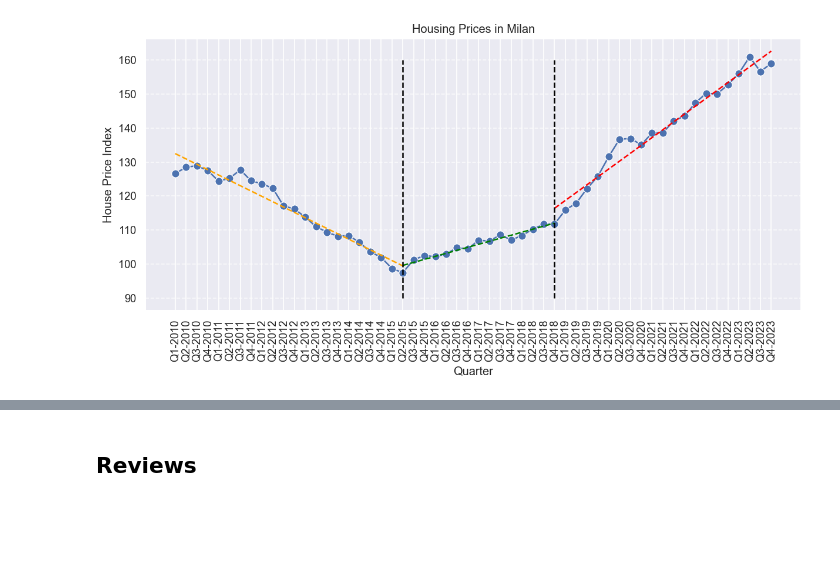
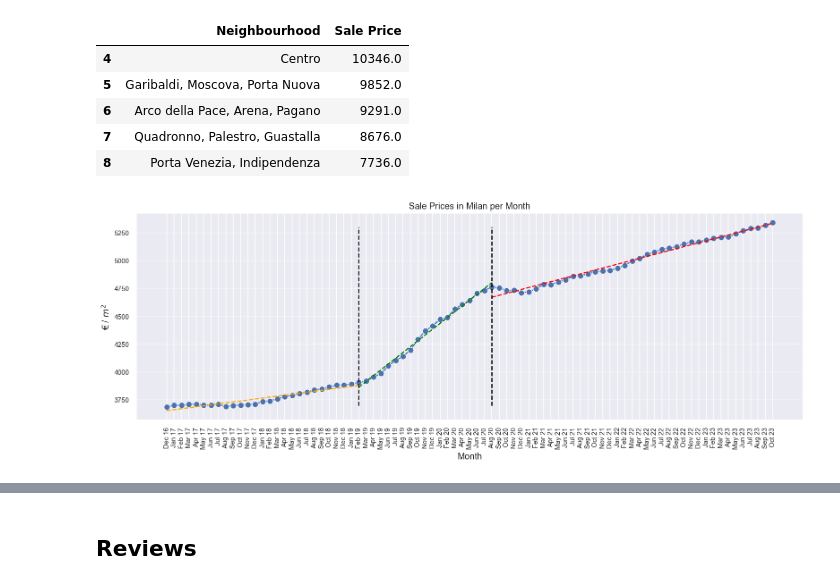
Before and after one commit to DanielColombaro/Smart-Cities, a Jupyter notebook: Milan_STR_analysis.ipynb, the cells around one changed output, grey strips where cells are left out. Drawn from its saved outputs; the diff is of its cells as text; code cells hidden in the pictures; blank space fills up the shorter version.

Commit message:
modified:   Milan_STR_analysis.ipynb 	deleted:    milan_housing.csv 	deleted:    milan_reviews.csv

```diff
--- a/Milan_STR_analysis.ipynb
+++ b/Milan_STR_analysis.ipynb
@@ -8,4 +8,5 @@ import matplotlib.pyplot as plt
 import seaborn as sns
 
 sns.set_theme()
+DATA_PATH = "data/milan/"
 # %% [markdown]
@@ -30,0 +14,8 @@ all_sales.head()
+# %%
+monthly_price = pd.read_excel(DATA_PATH + 'avg_sale_price_per_month.xlsx', sheet_name='Data').iloc[4:, 1:]
+monthly_price.columns = ['Date', 'Price €/m2']
+monthly_price[['Month', 'Year']] = monthly_price['Date'].str.split(expand=True)
+monthly_price['Year'] = monthly_price['Year'].astype(int)
+
+area_sale = pd.read_excel(DATA_PATH + 'avg_sale_price_by_area.xlsx', sheet_name='Data').iloc[4:, 1:]
+area_sale.columns = ['Neighbourhood', 'Sale Price']
@@ -31,32 +31,43 @@ all_sales.head()
+# %%
+area_sale.head()
+# %% [output]
+|  | Neighbourhood | Sale Price |
+| 4 | Centro | 10346.0 |
+| 5 | Garibaldi, Moscova, Porta Nuova | 9852.0 |
+| 6 | Arco della Pace, Arena, Pagano | 9291.0 |
+| 7 | Quadronno, Palestro, Guastalla | 8676.0 |
+| 8 | Porta Venezia, Indipendenza | 7736.0 |
 # %%
-plt.figure(figsize=(12, 5), dpi=120)
+plt.figure(figsize=(16, 5), dpi=120)
 # add linear regression line
-sns.lineplot(data=all_sales, x='Select time', y='Value', palette='viridis', marker='o', markersize=8)
+sns.lineplot(data=monthly_price, x='Date', y='Price €/m2', marker='o', markersize=8)
 
-offset_1 = 21
-offset_2 = 35
+offset_1 = 26
+offset_2 = 44
 
-slope_0, intercept_0, *_ = stats.linregress(np.arange(offset_1+1), all_sales['Value'].iloc[:offset_1+1])
-slope_1, intercept_1, *_ = stats.linregress(np.arange(offset_1, offset_2+1), all_sales['Value'].iloc[offset_1:offset_2+1])
-slope_2, intercept_2, *_ = stats.linregress(np.arange(offset_2, len(all_sales)), all_sales['Value'].iloc[offset_2:])
+slope_0, intercept_0, *_ = stats.linregress(np.arange(offset_1+1), monthly_price['Price €/m2'].iloc[:offset_1+1])
+slope_1, intercept_1, *_ = stats.linregress(np.arange(offset_1, offset_2+1), monthly_price['Price €/m2'].iloc[offset_1:offset_2+1])
+slope_2, intercept_2, *_ = stats.linregress(np.arange(offset_2, len(monthly_price)), monthly_price['Price €/m2'].iloc[offset_2:])
 
 line_0 = slope_0 * np.arange(offset_1+1) + intercept_0
 line_1 = slope_1 * np.arange(offset_1, offset_2+1) + intercept_1
-line_2 = slope_2 * np.arange(offset_2, len(all_sales)) + intercept_2
+line_2 = slope_2 * np.arange(offset_2, len(monthly_price)) + intercept_2
 
-sns.lineplot(x=all_sales['Select time'].iloc[:offset_1+1], y=line_0, color='orange', linestyle='--', linewidth=1.5)
-sns.lineplot(x=all_sales['Select time'].iloc[offset_1:offset_2+1], y=line_1, color='green', linestyle='--', linewidth=1.5)
-sns.lineplot(x=all_sales['Select time'].iloc[offset_2:], y=line_2, color='red', linestyle='--', linewidth=1.5)
+sns.lineplot(x=monthly_price['Date'].iloc[:offset_1+1], y=line_0, color='orange', linestyle='--', linewidth=1.5)
+sns.lineplot(x=monthly_price['Date'].iloc[offset_1:offset_2+1], y=line_1, color='green', linestyle='--', linewidth=1.5)
+sns.lineplot(x=monthly_price['Date'].iloc[offset_2:], y=line_2, color='red', linestyle='--', linewidth=1.5)
 
-plt.vlines(x=offset_1, ymin=90, ymax=160, color='black', linestyle='--', linewidth=1.5)
-plt.vlines(x=offset_2, ymin=90, ymax=160, color='black', linestyle='--', linewidth=1.5)
+plt.vlines(x=offset_1, ymin=3700, ymax=5300, color='black', linestyle='--', linewidth=1.5)
+plt.vlines(x=offset_2, ymin=3700, ymax=5300, color='black', linestyle='--', linewidth=1.5)
 
-plt.title('Housing Prices in Milan')
-plt.xlabel('Quarter')
-plt.xticks(rotation=90)
-plt.ylabel('House Price Index')
+plt.title('Sale Prices in Milan per Month')
+plt.xlabel('Month')
+plt.xticks(rotation=90, fontsize=9)
+plt.yticks(fontsize=9)
+plt.ylabel('€ / $m^2$')
 plt.grid(axis='y', linestyle='--', alpha=0.7)
-#plt.legend(title='Year', bbox_to_anchor=(1.05, 1), loc='upper left')
+plt.savefig('img/milan_house_prices_by_quarter.png', dpi=300)
+
 plt.show()
 # %% [output]
-[figure, old version]
+[figure, new version]
```
Also changed, not shown: parts of 37 cells of this notebook, 2 other files.
